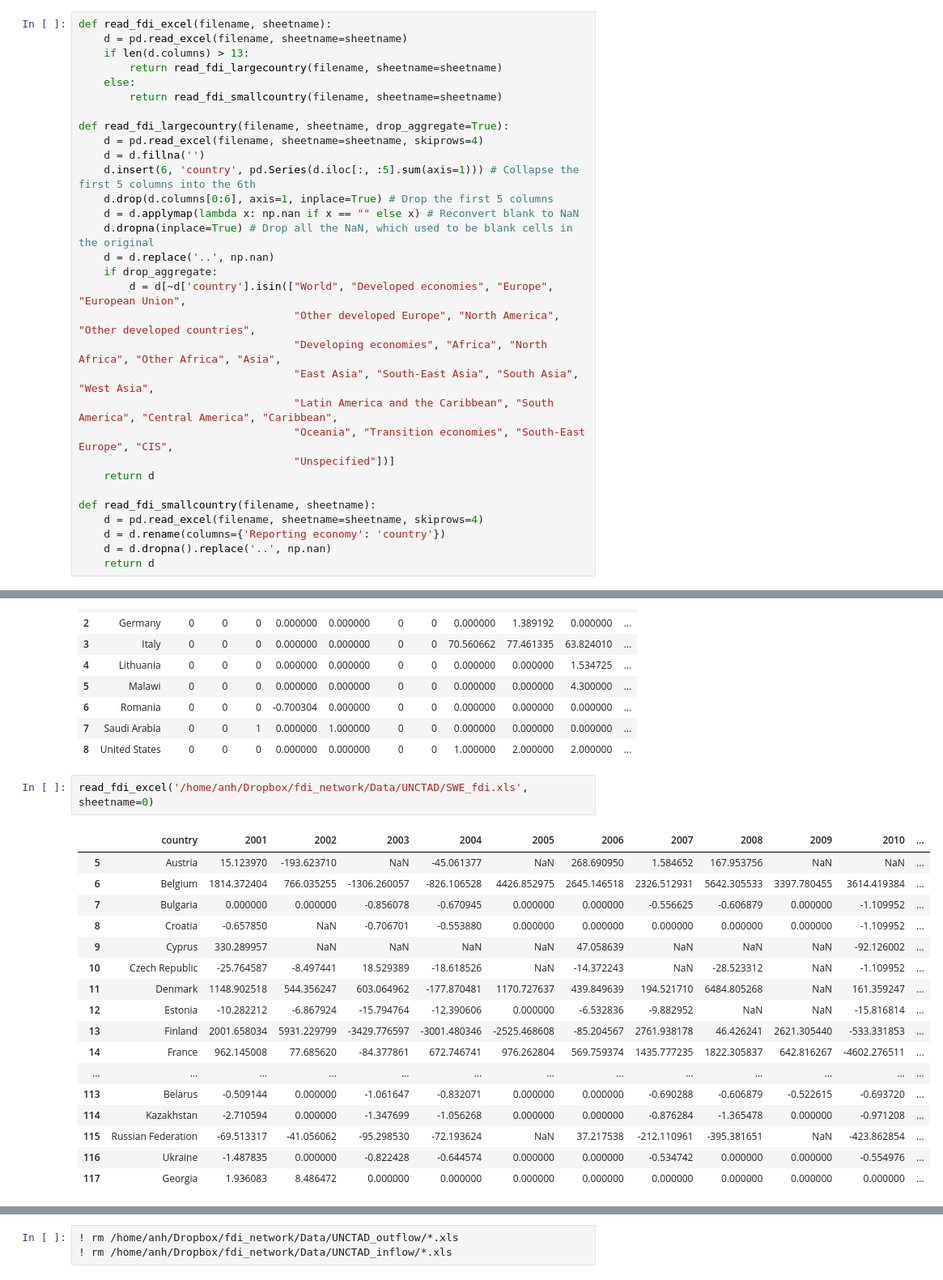
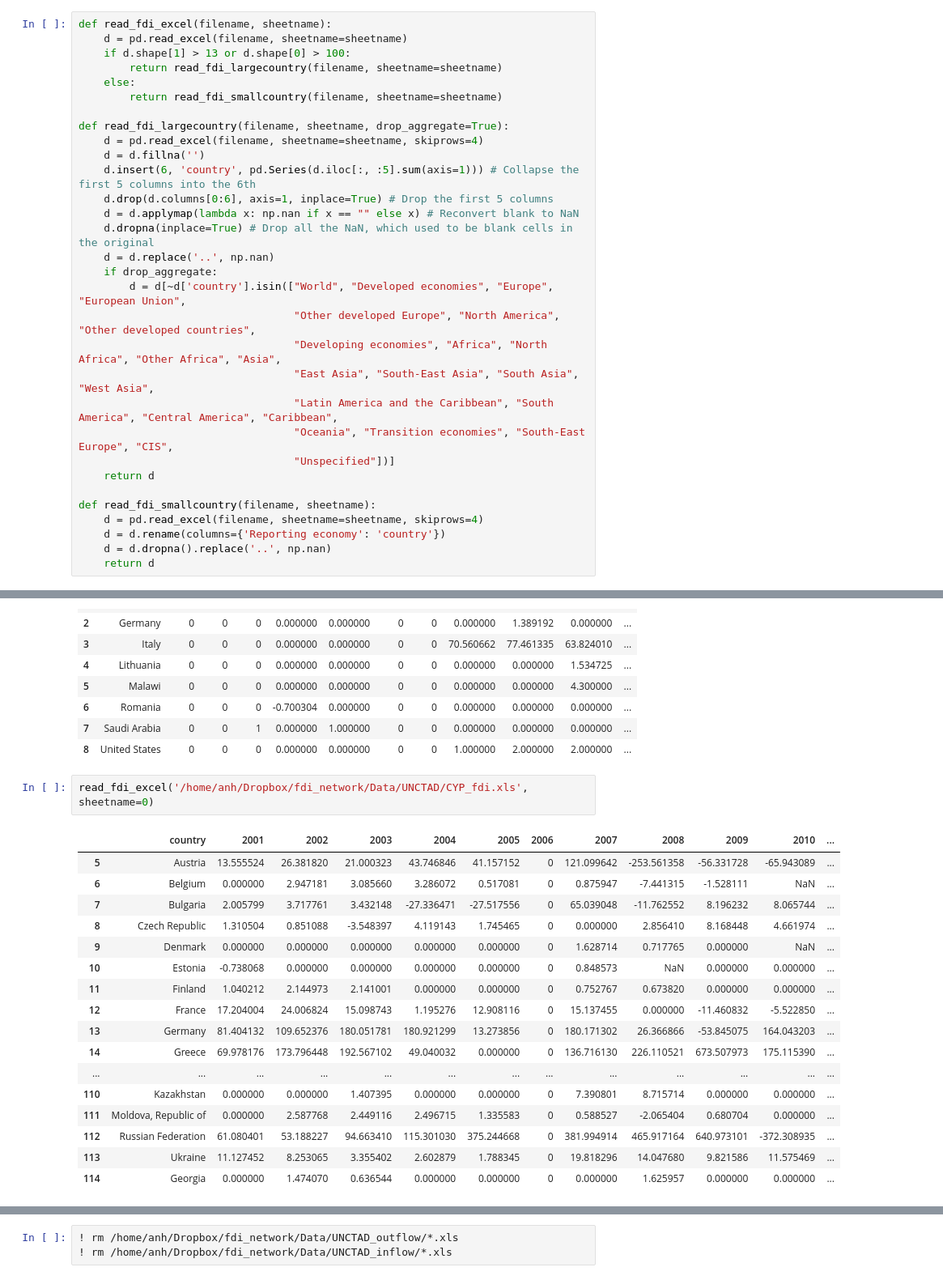
Before and after one commit to anhqle/fdi_network, a Jupyter notebook: Data/cleanBilFDI.ipynb, the cells around one changed output, grey strips where cells are left out. Shown at 81% size. Drawn from its saved outputs; the diff is of its cells as text.

```diff
--- a/Data/cleanBilFDI.ipynb
+++ b/Data/cleanBilFDI.ipynb
@@ -5,7 +5,7 @@ import os
 # %%
 def read_fdi_excel(filename, sheetname):
     d = pd.read_excel(filename, sheetname=sheetname)
-    if len(d.columns) > 13:
+    if d.shape[1] > 13 or d.shape[0] > 100:
         return read_fdi_largecountry(filename, sheetname=sheetname)
     else:
         return read_fdi_smallcountry(filename, sheetname=sheetname)
@@ -46,22 +46,22 @@ read_fdi_excel('/home/anh/Dropbox/fdi_network/Data/UNCTAD/AFG_fdi.xls', sheetnam
 | 7 | Saudi Arabia | 0 | 0 | 1 | 0.000000 | 1.000000 | 0 | 0 | 0.000000 | 0.000000 | 0.000000 | ... |
 | 8 | United States | 0 | 0 | 0 | 0.000000 | 0.000000 | 0 | 0 | 1.000000 | 2.000000 | 2.000000 | ... |
 # %%
-read_fdi_excel('/home/anh/Dropbox/fdi_network/Data/UNCTAD/SWE_fdi.xls', sheetname=0)
+read_fdi_excel('/home/anh/Dropbox/fdi_network/Data/UNCTAD/CYP_fdi.xls', sheetname=0)
 # %% [output]
 |  | country | 2001 | 2002 | 2003 | 2004 | 2005 | 2006 | 2007 | 2008 | 2009 | 2010 | ... |
-| 5 | Austria | 15.123970 | -193.623710 | NaN | -45.061377 | NaN | 268.690950 | 1.584652 | 167.953756 | NaN | NaN | ... |
-| 6 | Belgium | 1814.372404 | 766.035255 | -1306.260057 | -826.106528 | 4426.852975 | 2645.146518 | 2326.512931 | 5642.305533 | 3397.780455 | 3614.419384 | ... |
-| 7 | Bulgaria | 0.000000 | 0.000000 | -0.856078 | -0.670945 | 0.000000 | 0.000000 | -0.556625 | -0.606879 | 0.000000 | -1.109952 | ... |
-| 8 | Croatia | -0.657850 | NaN | -0.706701 | -0.553880 | 0.000000 | 0.000000 | 0.000000 | 0.000000 | 0.000000 | -1.109952 | ... |
-| 9 | Cyprus | 330.289957 | NaN | NaN | NaN | NaN | 47.058639 | NaN | NaN | NaN | -92.126002 | ... |
-| 10 | Czech Republic | -25.764587 | -8.497441 | 18.529389 | -18.618526 | NaN | -14.372243 | NaN | -28.523312 | NaN | -1.109952 | ... |
-| 11 | Denmark | 1148.902518 | 544.356247 | 603.064962 | -177.870481 | 1170.727637 | 439.849639 | 194.521710 | 6484.805268 | NaN | 161.359247 | ... |
-| 12 | Estonia | -10.282212 | -6.867924 | -15.794764 | -12.390606 | 0.000000 | -6.532836 | -9.882952 | NaN | NaN | -15.816814 | ... |
-| 13 | Finland | 2001.658034 | 5931.229799 | -3429.776597 | -3001.480346 | -2525.468608 | -85.204567 | 2761.938178 | 46.426241 | 2621.305440 | -533.331853 | ... |
-| 14 | France | 962.145008 | 77.685620 | -84.377861 | 672.746741 | 976.262804 | 569.759374 | 1435.777235 | 1822.305837 | 642.816267 | -4602.276511 | ... |
+| 5 | Austria | 13.555524 | 26.381820 | 21.000323 | 43.746846 | 41.157152 | 0 | 121.099642 | -253.561358 | -56.331728 | -65.943089 | ... |
+| 6 | Belgium | 0.000000 | 2.947181 | 3.085660 | 3.286072 | 0.517081 | 0 | 0.875947 | -7.441315 | -1.528111 | NaN | ... |
+| 7 | Bulgaria | 2.005799 | 3.717761 | 3.432148 | -27.336471 | -27.517556 | 0 | 65.039048 | -11.762552 | 8.196232 | 8.065744 | ... |
+| 8 | Czech Republic | 1.310504 | 0.851088 | -3.548397 | 4.119143 | 1.745465 | 0 | 0.000000 | 2.856410 | 8.168448 | 4.661974 | ... |
+| 9 | Denmark | 0.000000 | 0.000000 | 0.000000 | 0.000000 | 0.000000 | 0 | 1.628714 | 0.717765 | 0.000000 | NaN | ... |
+| 10 | Estonia | -0.738068 | 0.000000 | 0.000000 | 0.000000 | 0.000000 | 0 | 0.848573 | NaN | 0.000000 | 0.000000 | ... |
+| 11 | Finland | 1.040212 | 2.144973 | 2.141001 | 0.000000 | 0.000000 | 0 | 0.752767 | 0.673820 | 0.000000 | 0.000000 | ... |
+| 12 | France | 17.204004 | 24.006824 | 15.098743 | 1.195276 | 12.908116 | 0 | 15.137455 | 0.000000 | -11.460832 | -5.522850 | ... |
+| 13 | Germany | 81.404132 | 109.652376 | 180.051781 | 180.921299 | 13.273856 | 0 | 180.171302 | 26.366866 | -53.845075 | 164.043203 | ... |
+| 14 | Greece | 69.978176 | 173.796448 | 192.567102 | 49.040032 | 0.000000 | 0 | 136.716130 | 226.110521 | 673.507973 | 175.115390 | ... |
 | ... | ... | ... | ... | ... | ... | ... | ... | ... | ... | ... | ... | ... |
-| 113 | Belarus | -0.509144 | 0.000000 | -1.061647 | -0.832071 | 0.000000 | 0.000000 | -0.690288 | -0.606879 | -0.522615 | -0.693720 | ... |
-| 114 | Kazakhstan | -2.710594 | 0.000000 | -1.347699 | -1.056268 | 0.000000 | 0.000000 | -0.876284 | -1.365478 | 0.000000 | -0.971208 | ... |
-| 115 | Russian Federation | -69.513317 | -41.056062 | -95.298530 | -72.193624 | NaN | 37.217538 | -212.110961 | -395.381651 | NaN | -423.862854 | ... |
-| 116 | Ukraine | -1.487835 | 0.000000 | -0.822428 | -0.644574 | 0.000000 | 0.000000 | -0.534742 | 0.000000 | 0.000000 | -0.554976 | ... |
-| 117 | Georgia | 1.936083 | 8.486472 | 0.000000 | 0.000000 | 0.000000 | 0.000000 | 0.000000 | 0.000000 | 0.000000 | 0.000000 | ... |
+| 110 | Kazakhstan | 0.000000 | 0.000000 | 1.407395 | 0.000000 | 0.000000 | 0 | 7.390801 | 8.715714 | 0.000000 | 0.000000 | ... |
+| 111 | Moldova, Republic of | 0.000000 | 2.587768 | 2.449116 | 2.496715 | 1.335583 | 0 | 0.588527 | -2.065404 | 0.680704 | 0.000000 | ... |
+| 112 | Russian Federation | 61.080401 | 53.188227 | 94.663410 | 115.301030 | 375.244668 | 0 | 381.994914 | 465.917164 | 640.973101 | -372.308935 | ... |
+| 113 | Ukraine | 11.127452 | 8.253065 | 3.355402 | 2.602879 | 1.788345 | 0 | 19.818296 | 14.047680 | 9.821586 | 11.575469 | ... |
+| 114 | Georgia | 0.000000 | 1.474070 | 0.636544 | 0.000000 | 0.000000 | 0 | 0.000000 | 1.625957 | 0.000000 | 0.000000 | ... |
```
Also changed, not shown: parts of 2 cells of this notebook, 2 other files.
